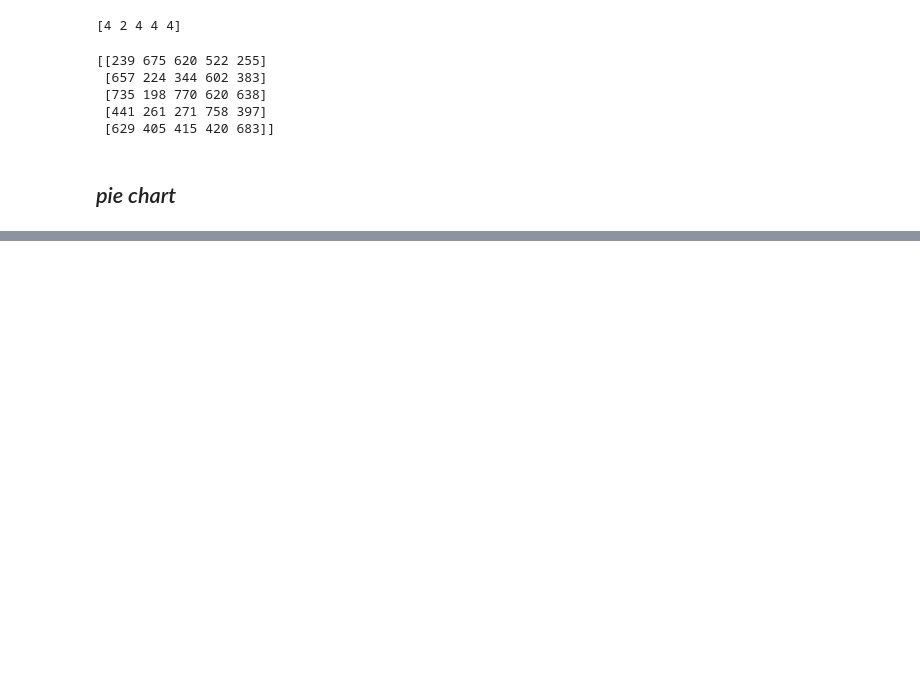
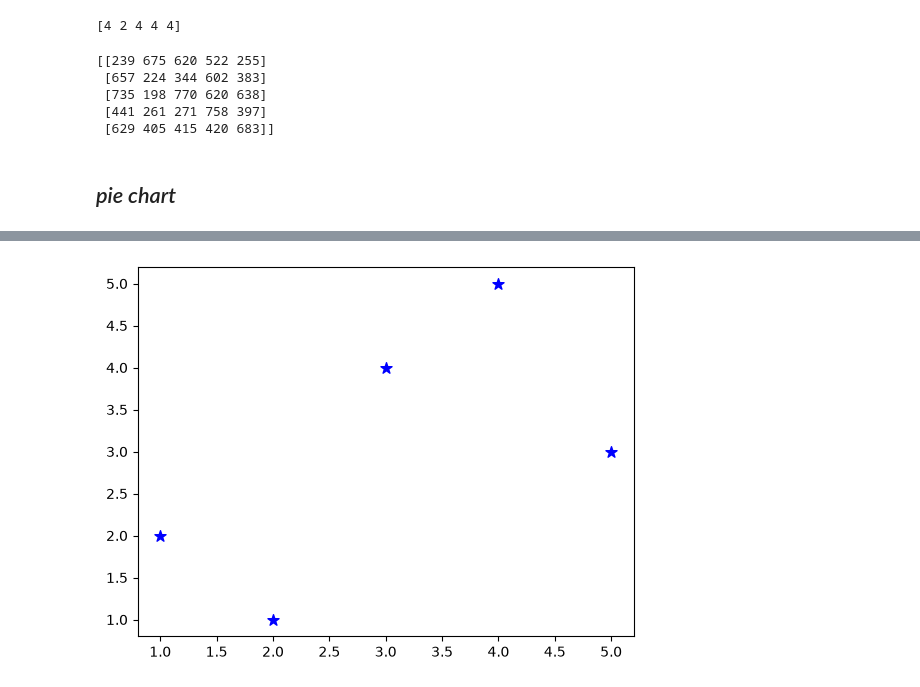
Before and after one commit to lakshanapriya05/repo_GenAI, a Jupyter notebook: pandas.ipynb, the cells around one changed output, grey strips where cells are left out. Saved outputs shown, nothing was run; the diff lists cells and outputs as text; code cells hidden in the pictures; blank space fills up the shorter version.

```diff
--- a/pandas.ipynb
+++ b/pandas.ipynb
@@ -898,0 +901,7 @@ plt.show();
+# %%
+x = np.array([1,2,3,4,5])
+y = np.array([2,1,4,5,3])
+plt.scatter(x,y,c="Blue",marker="*",s=70)
+plt.show();
+# %% [output]
+[figure, added]
```
Also changed, not shown: parts of 23 cells of this notebook, 5 other files.
